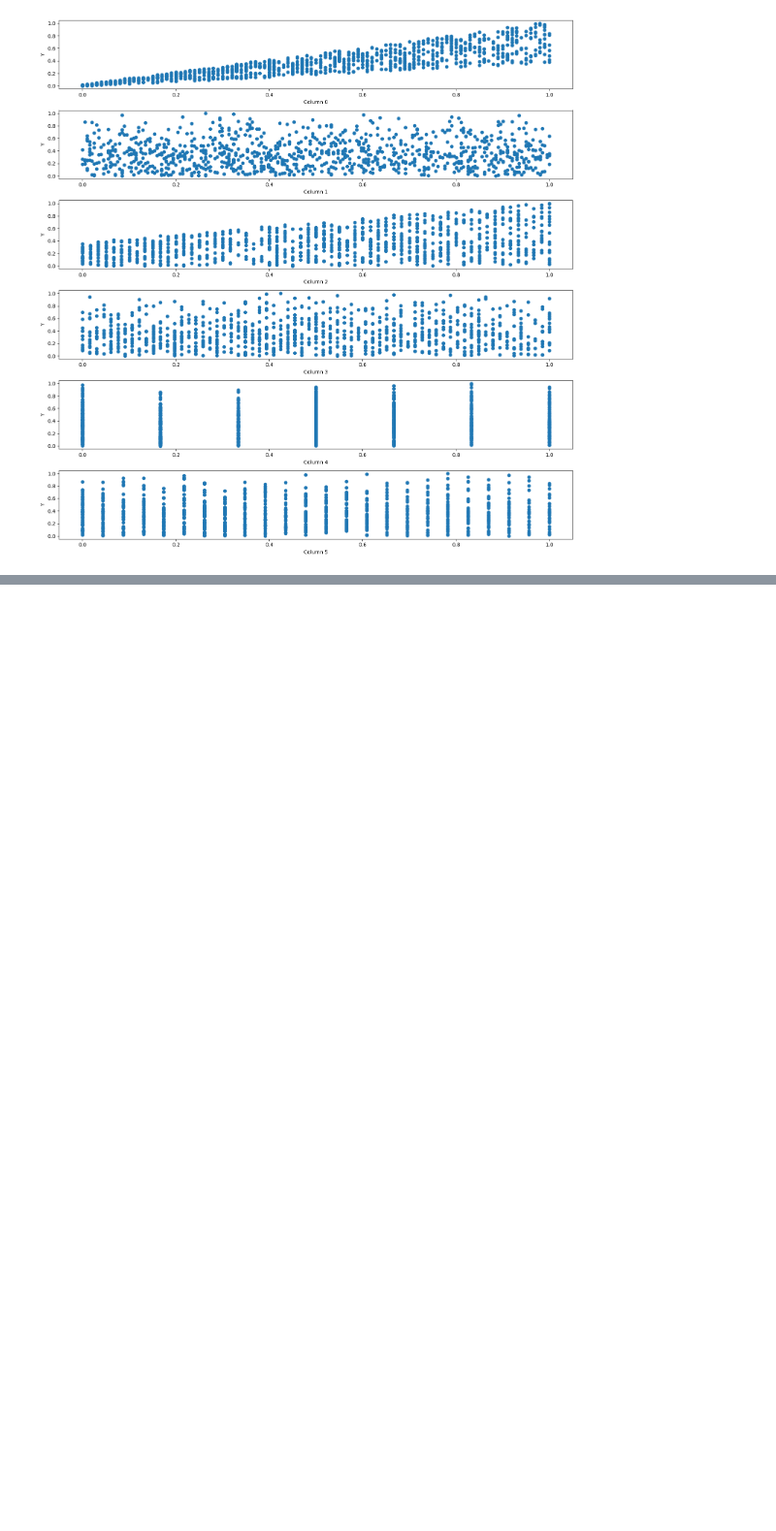
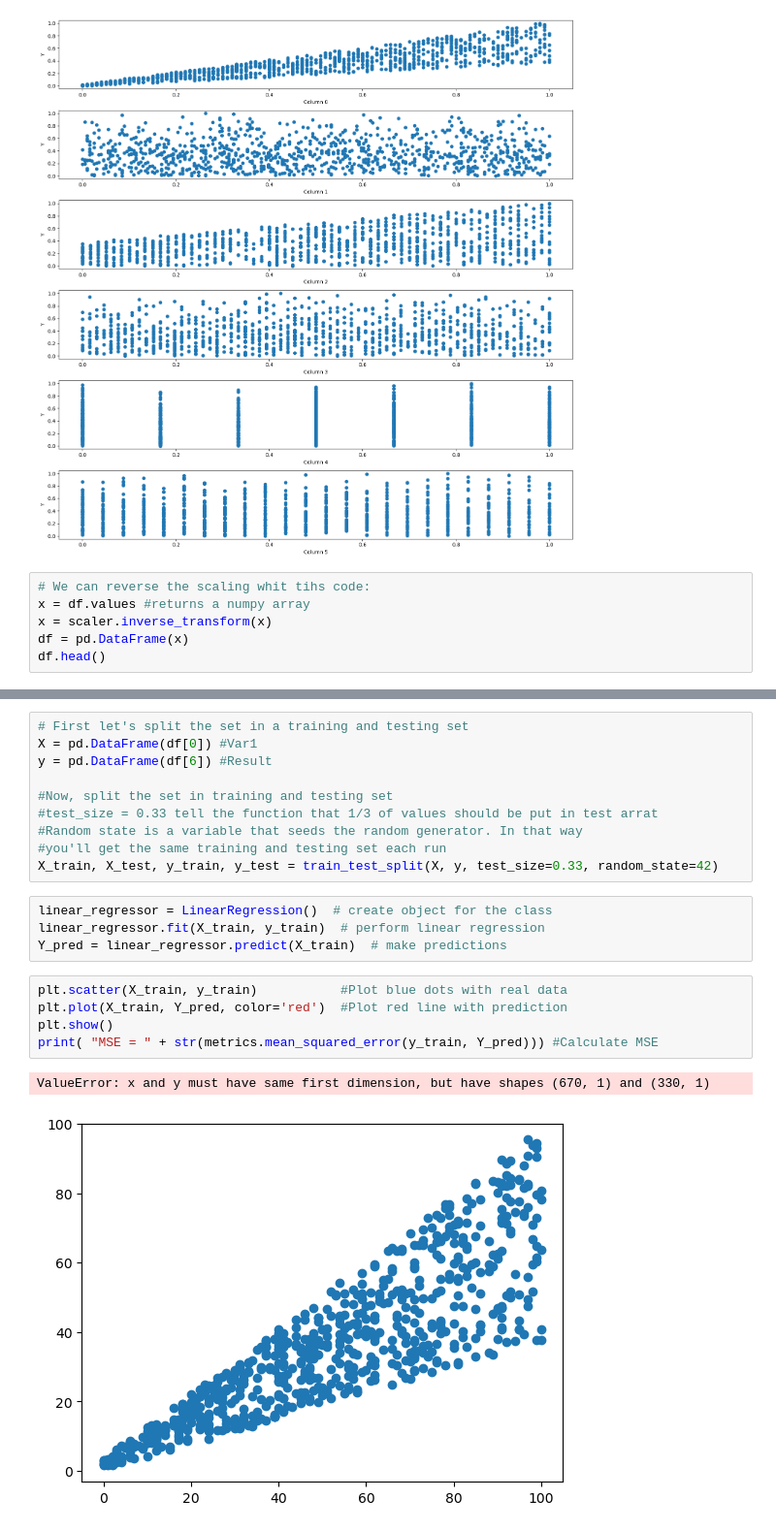
Before and after one commit to gaukje/Lab-1, a Jupyter notebook: lab4/lab4.ipynb, the cells around one changed output, grey strips where cells are left out. Shown: that part at 97% size. Saved outputs shown, nothing was run; the diff lists cells and outputs as text; blank space fills up the shorter version.

```diff
--- a/lab4/lab4.ipynb
+++ b/lab4/lab4.ipynb
@@ -74,3 +74,9 @@ fig.tight_layout()
 plt.show()
 # %% [output]
 [figure]
+# %%
+# We can reverse the scaling whit tihs code:
+x = df.values #returns a numpy array
+x = scaler.inverse_transform(x)
+df = pd.DataFrame(x)
+df.head()
@@ -76,0 +90,22 @@ plt.show()
+# %%
+# First let's split the set in a training and testing set
+X = pd.DataFrame(df[0]) #Var1
+y = pd.DataFrame(df[6]) #Result
+
+#Now, split the set in training and testing set
+#test_size = 0.33 tell the function that 1/3 of values should be put in test arrat
+#Random state is a variable that seeds the random generator. In that way
+#you'll get the same training and testing set each run
+X_train, X_test, y_train, y_test = train_test_split(X, y, test_size=0.33, random_state=42)
+# %%
+linear_regressor = LinearRegression()  # create object for the class
+linear_regressor.fit(X_train, y_train)  # perform linear regression
+Y_pred = linear_regressor.predict(X_train)  # make predictions
+# %%
+plt.scatter(X_train, y_train)           #Plot blue dots with real data
+plt.plot(X_train, Y_pred, color='red')  #Plot red line with prediction
+plt.show()
+print( "MSE = " + str(metrics.mean_squared_error(y_train, Y_pred))) #Calculate MSE
+# %% [output]
+ValueError: x and y must have same first dimension, but have shapes (670, 1) and (330, 1)
+[figure, added]
```
Also changed, not shown: parts of 17 cells of this notebook, 1 other file.
